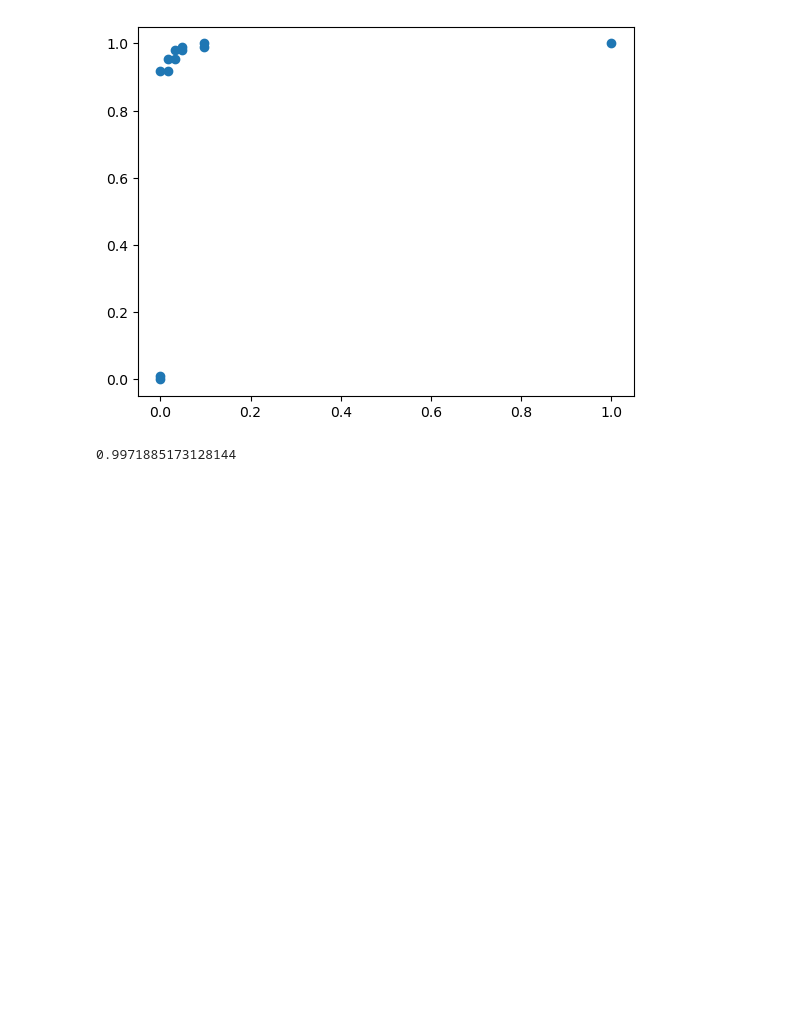
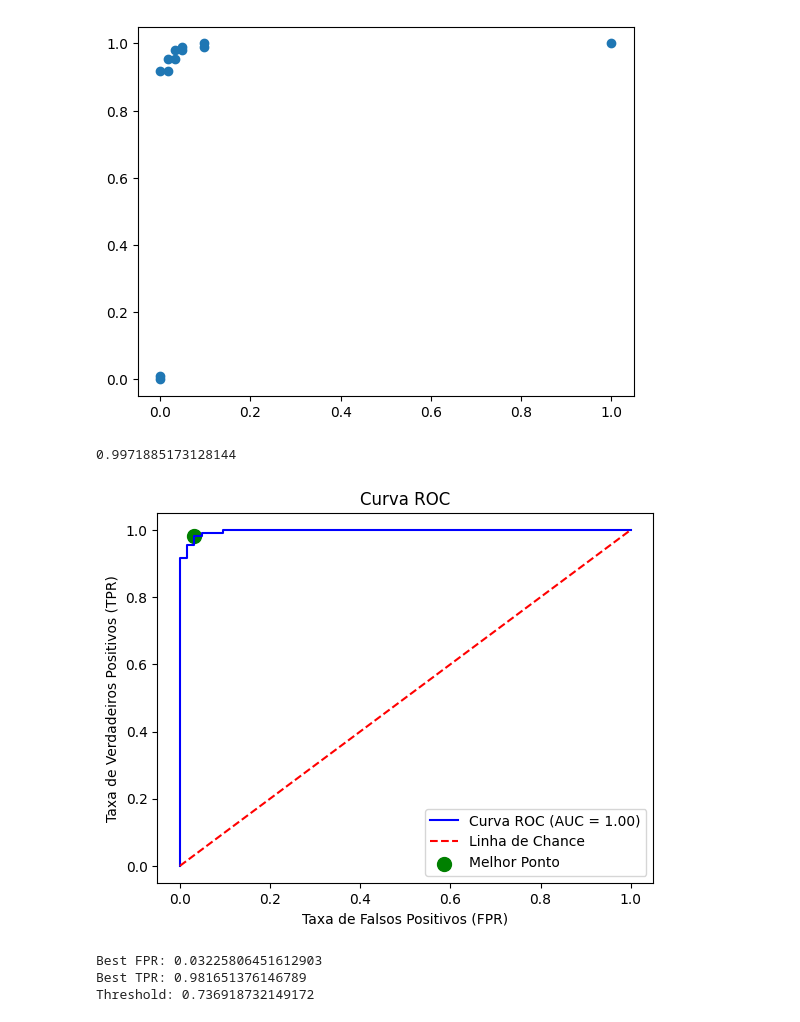
Before and after one commit to ewertonpereira/python, a Jupyter notebook: machine learning/roc_auc.ipynb, the cells around one changed output. Saved outputs shown, nothing was run; the diff lists cells and outputs as text; code cells hidden in the pictures; blank space fills up the shorter version.

```diff
--- a/machine learning/roc_auc.ipynb
+++ b/machine learning/roc_auc.ipynb
@@ -109,6 +109,34 @@ plt.show()
 [figure]
 # %%
 from sklearn.metrics import roc_auc_score
-roc_auc_score(y_test, probs)
+auc = roc_auc_score(y_test, probs)
+auc
 # %% [output]
 0.9971885173128144
+# %%
+# Encontrar o melhor ponto
+import numpy as np
+distances = np.sqrt(fpr**2 + (1 - tpr)**2)  # Distância ao ponto (0,1)
+best_index = np.argmin(distances)
+best_fpr = fpr[best_index]
+best_tpr = tpr[best_index]
+# %%
+import matplotlib.pyplot as plt
+
+plt.figure()
+plt.plot(fpr, tpr, color='blue', label='Curva ROC (AUC = {:.2f})'.format(auc))
+plt.plot([0, 1], [0, 1], color='red', linestyle='--', label='Linha de Chance')  # Linha de chance
+plt.scatter(best_fpr, best_tpr, color='green', s=100, label='Melhor Ponto')
+plt.xlabel('Taxa de Falsos Positivos (FPR)')
+plt.ylabel('Taxa de Verdadeiros Positivos (TPR)')
+plt.title('Curva ROC')
+plt.legend(loc='lower right')
+plt.show()
+
+# Exibir informações do melhor ponto
+print(f'Best FPR: {best_fpr}\nBest TPR: {best_tpr}\nThreshold: {thresholds[best_index]}')
+# %% [output]
+[figure, added]
+Best FPR: 0.03225806451612903
+Best TPR: 0.981651376146789
+Threshold: 0.736918732149172
```
Also changed, not shown: parts of 3 cells of this notebook, 1 other file.
